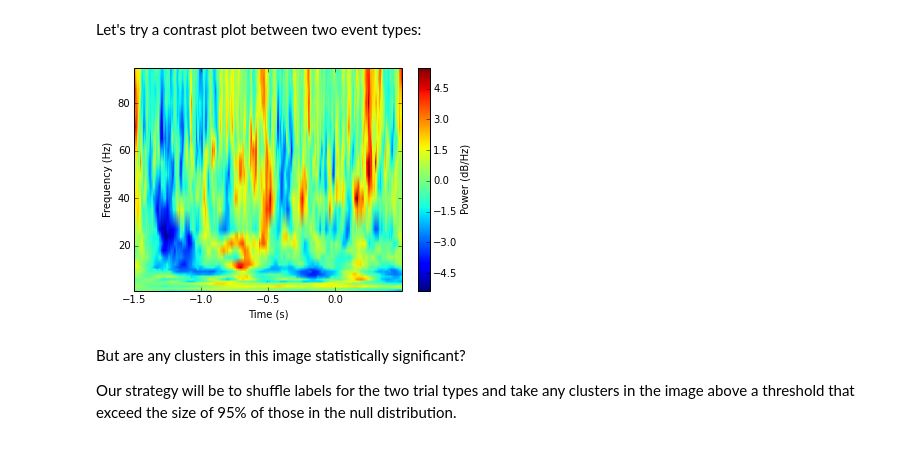
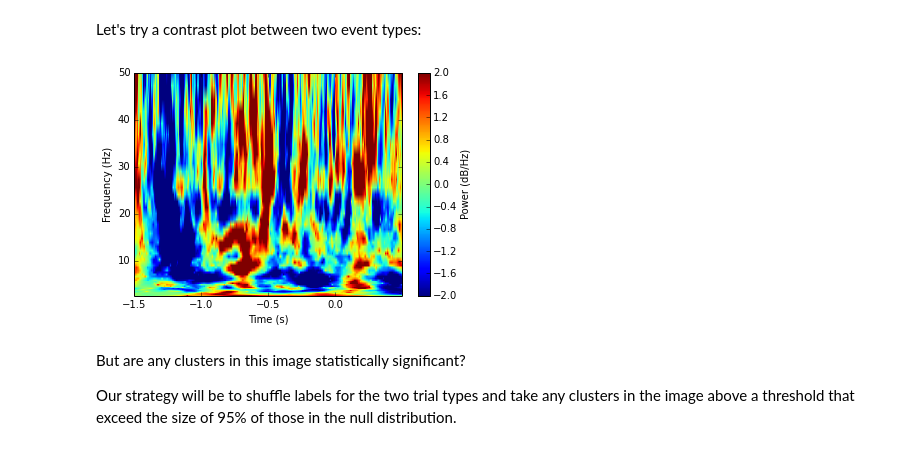
Before and after one commit to jmxpearson/physutils, a Jupyter notebook: examples/time_frequency_analysis.ipynb, the cells around one changed output. Saved outputs shown, nothing was run; the diff lists cells and outputs as text; code cells hidden in the pictures.

```diff
--- a/examples/time_frequency_analysis.ipynb
+++ b/examples/time_frequency_analysis.ipynb
@@ -75,11 +79,15 @@ wav_normed, fig = lfp.avg_time_frequency('17', stops, Tpre, Tpost, method='wav',
 # %% [markdown]
 Let's try a contrast plot between two event types:
-# %%
-contr_tf, fig = lfp.contrast_time_frequency('17', [stops, pops], Tpre, Tpost, method='wav',
-                            normfun=phys.norm_by_trial(baseline_interval,
-                                                       method='subtraction'))
-# %% [output]
-[figure, removed]
+# %%
+freqs = np.exp(np.linspace(np.log(2.5), np.log(50)))
+nf = phys.norm_by_trial(baseline_interval, method='subtraction')
+contr_tf, fig = lfp.contrast_time_frequency('17', [stops, pops],
+                                            Tpre, Tpost, method='wav',
+                                            normfun=nf,
+                                            freqs=freqs,
+                                            clim=(-2, 2))
+# %% [output]
+[figure, added]
 # %% [markdown]
 But are any clusters in this image statistically significant?
 
```
Also changed, not shown: parts of 9 cells of this notebook, 1 other file.
